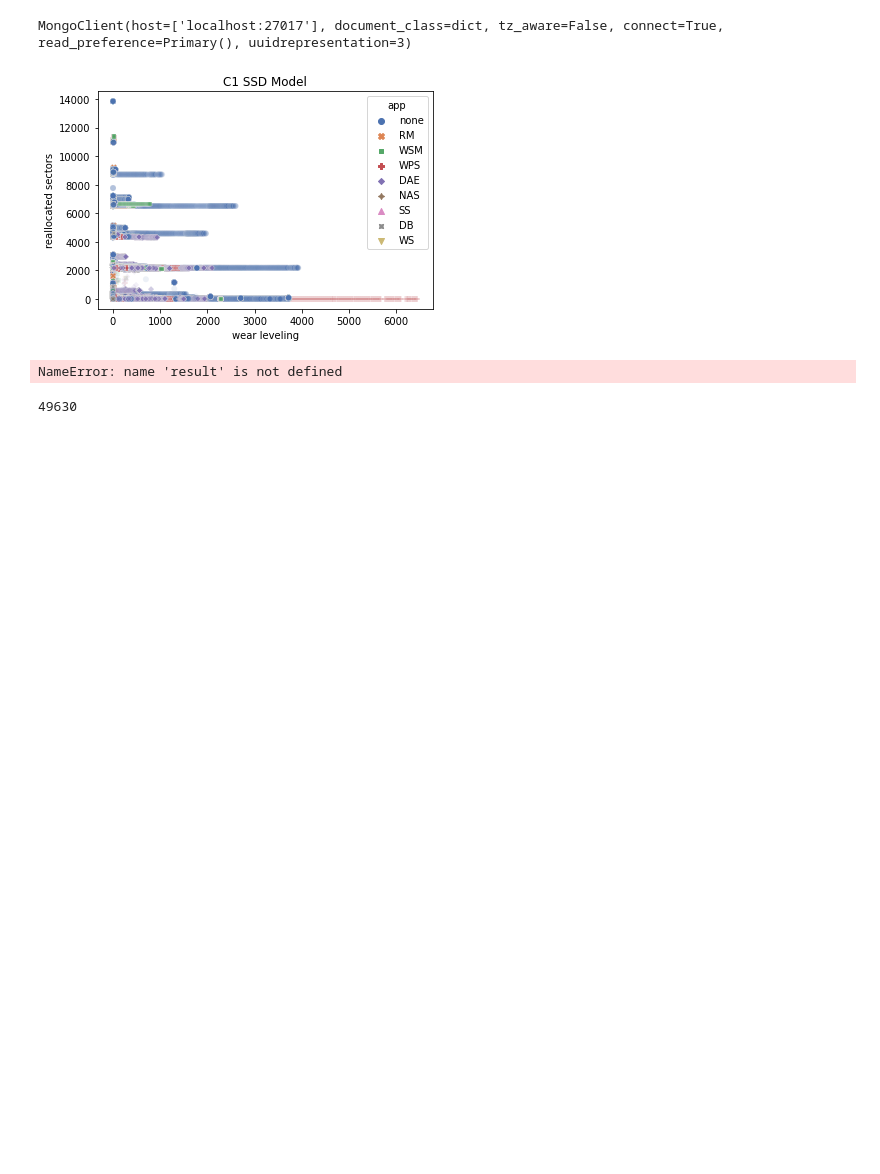
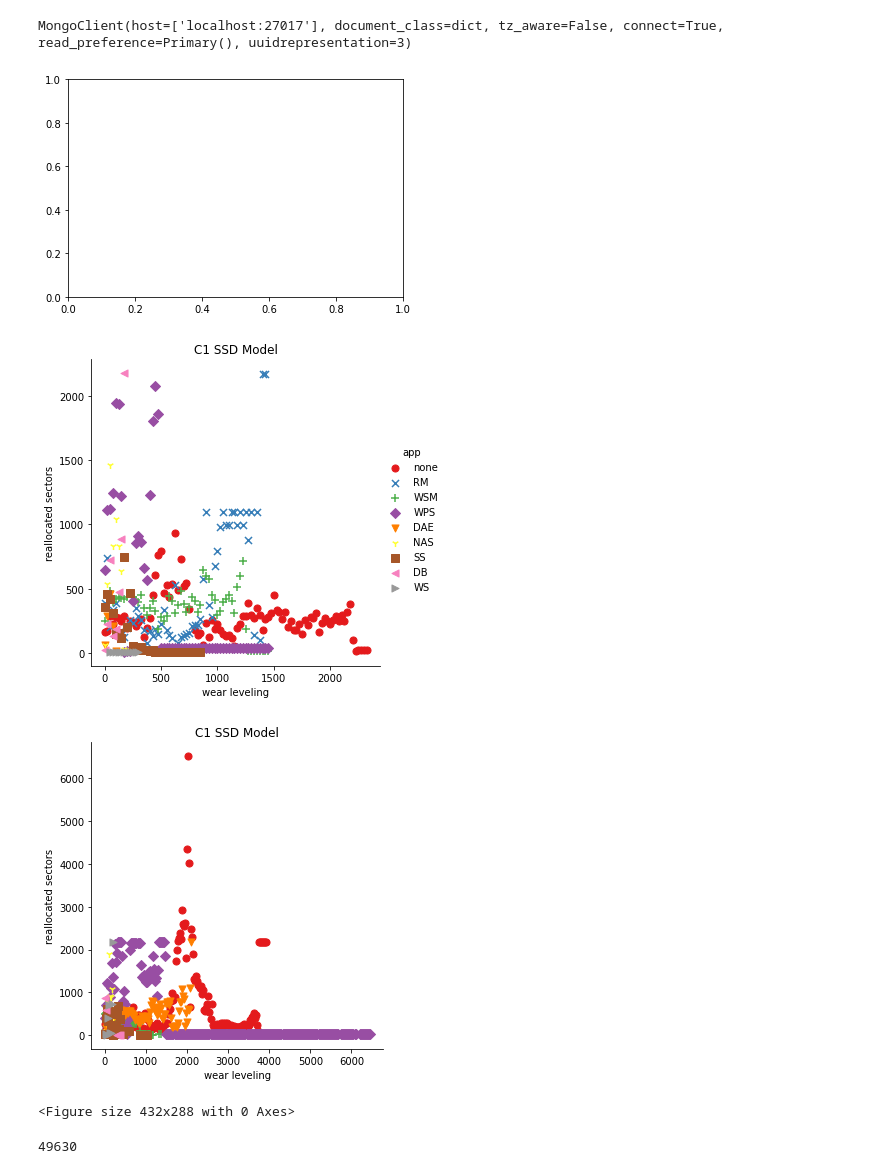
Before and after one commit to EricBorba/StorageFailurePredictor, a Jupyter notebook: Queries.ipynb, the cells around one changed output. Drawn from its saved outputs; the diff is of its cells as text; code cells hidden in the pictures; blank space fills up the shorter version.

```diff
--- a/Queries.ipynb
+++ b/Queries.ipynb
@@ -193,34 +193,35 @@ myfields = {"disk_id":1, "r_sectors":1, "w_l_count":1, "_id":0}
 # %%
 ### Code for plotting using chuncks
 
 # Create an axis for both DataFrames to be plotted on
 fig, ax = plt.subplots()
 
 slices=2
 chunk=57637063
 list2 =[]
 df2 = pd.DataFrame()
+bin=np.arange(0,6500,25)
 for i in range(1,(slices+1)):
     list2 = list(mycol.find(myquery, myfields)[(chunk*(i-1)):(chunk*i)])
     df2 = pd.DataFrame(list2)
     df2.drop(df2[df2.r_sectors < 10].index, inplace=True)
     df2["model_y"] = "C1"
     result = pd.merge(df2, df_AlibabaSnapShot_AllAppsSSDsLocation[['disk_id', 'model_y', 'app']], on=['disk_id', 'model_y'], how='inner')
     if i == slices:
-        ax = sns.scatterplot(x = "w_l_count", y = 'r_sectors', palette = 'deep', hue='app', data = result, legend=False, style="app", alpha=0.1)
+        ax = sns.lmplot(x="w_l_count", y="r_sectors", hue="app",data=result, palette="Set1", markers=["o", "x", "+", "D", "v", "1", "s", "<", ">"], x_estimator=np.mean, x_ci="ci", x_bins=bin, ci=None, fit_reg=False, truncate=True, scatter=True, legend=False)
     else:
-        ax = sns.scatterplot(x = "w_l_count", y = 'r_sectors', palette = 'deep', hue='app', data = result, style="app", alpha=0.1)
+        ax = sns.lmplot(x="w_l_count", y="r_sectors", hue="app",data=result, palette="Set1", markers=["o", "x", "+", "D", "v", "1", "s", "<", ">"], x_estimator=np.mean, x_ci="ci", x_bins=bin, ci=None, fit_reg=False, truncate=True, scatter=True)
     del list2, result, df2
     gc.collect()
 
 ax.set(xlabel ="wear leveling", ylabel = "reallocated sectors", title ='C1 SSD Model')
 plt.show()
+plt.savefig('/root/analysisJul29/C1Model/C112.pdf', dpi=300)
 # %% [output]
-[figure, old version]
+[figure, new version]
+[figure, added]
+[figure, added]
+<Figure size 432x288 with 0 Axes>
-# %%
-len(result)
-# %% [output]
-NameError: name 'result' is not defined
 # %%
 list1 = list(mydoc)
 df =  pd.DataFrame(list1)
```
Also changed, not shown: parts of 1 cell of this notebook.
